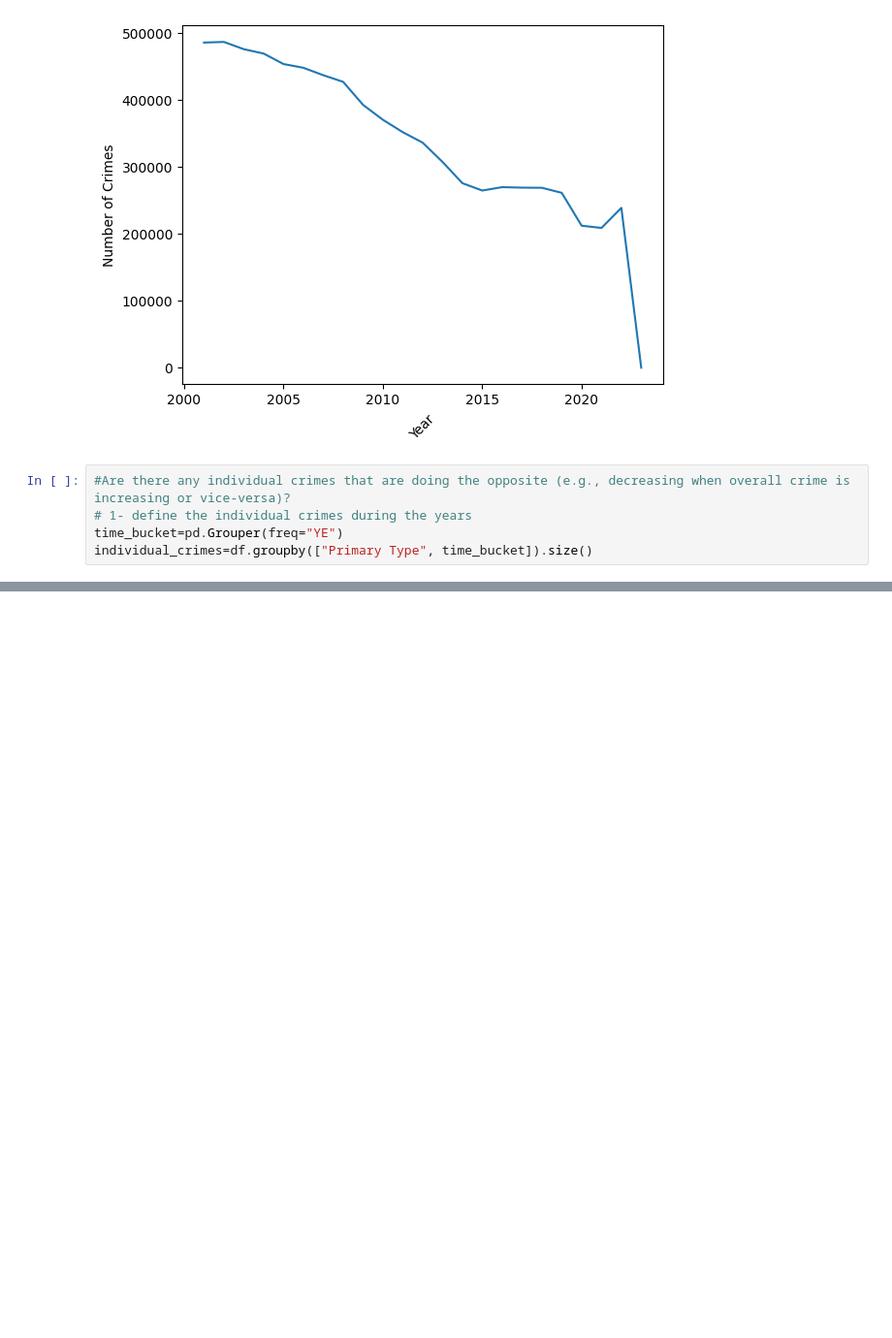
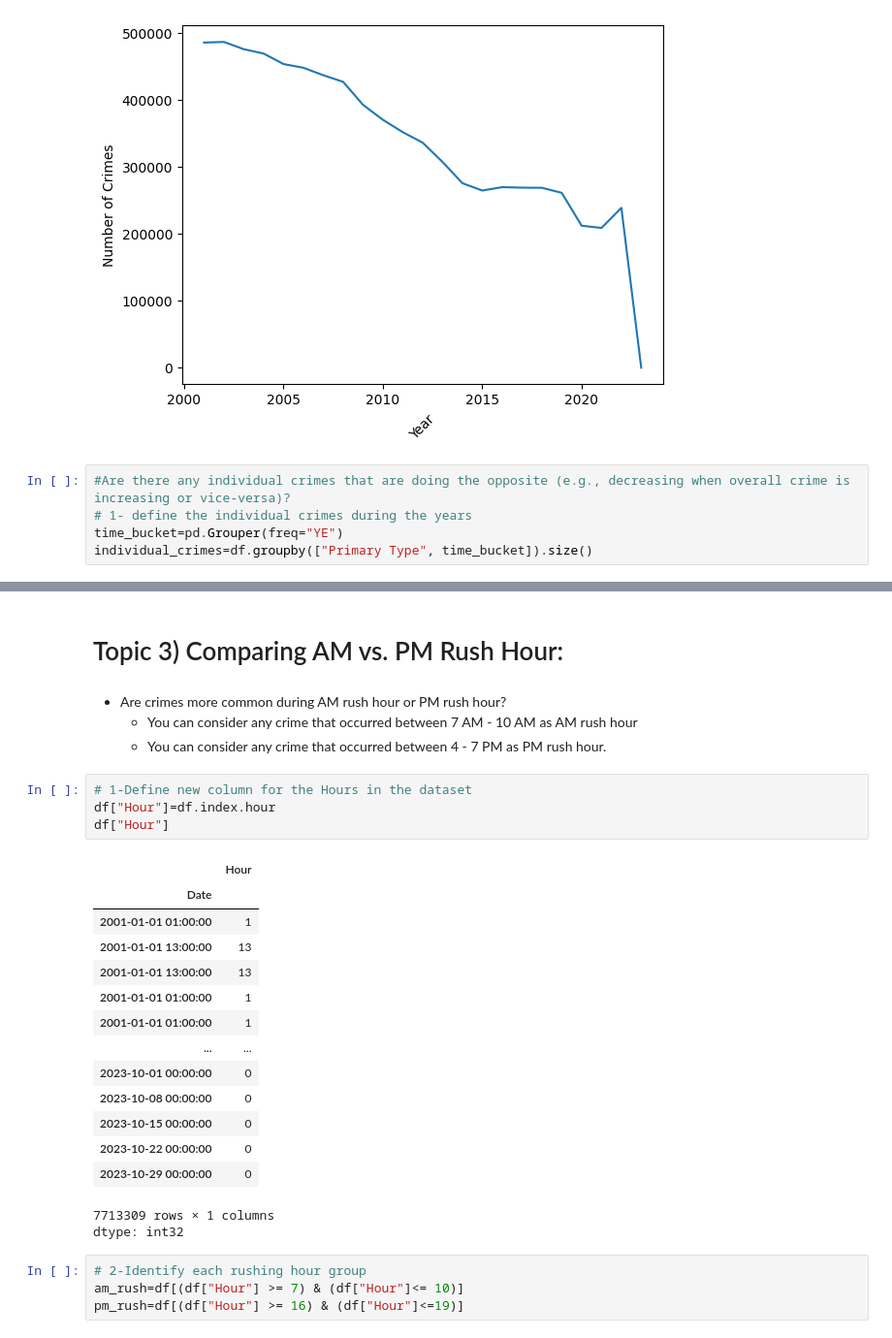
Before and after one commit to Hibashanti/Time-Series-Analysis, a Jupyter notebook: Chicago_Crimes_Core.ipynb, the cells around one changed output, grey strips where cells are left out. Shown at 97% size. Cells and saved outputs as stored; diff of their text form; blank space fills up the shorter version.

```diff
--- a/Chicago_Crimes_Core.ipynb
+++ b/Chicago_Crimes_Core.ipynb
@@ -163,3 +163,33 @@ individual_trend.set_ylabel("Trend")
 plt.legend(bbox_to_anchor=(1.05,1),loc="upper left");
 # %% [output]
 [figure]
+# %% [markdown]
+# Topic 3) Comparing AM vs. PM Rush Hour:
+# %% [markdown]
+- Are crimes more common during AM rush hour or PM rush hour?
+  - You can consider any crime that occurred between 7 AM - 10 AM as AM rush hour
+  - You can consider any crime that occurred between 4 - 7 PM as PM rush hour.
+# %%
+# 1-Define new column for the Hours in the dataset
+df["Hour"]=df.index.hour
+df["Hour"]
+# %% [output]
+|  | Hour |
+| Date |  |
+| 2001-01-01 01:00:00 | 1 |
+| 2001-01-01 13:00:00 | 13 |
+| 2001-01-01 13:00:00 | 13 |
+| 2001-01-01 01:00:00 | 1 |
+| 2001-01-01 01:00:00 | 1 |
+| ... | ... |
+| 2023-10-01 00:00:00 | 0 |
+| 2023-10-08 00:00:00 | 0 |
+| 2023-10-15 00:00:00 | 0 |
+| 2023-10-22 00:00:00 | 0 |
+| 2023-10-29 00:00:00 | 0 |
+7713309 rows × 1 columns
+dtype: int32
+# %%
+# 2-Identify each rushing hour group
+am_rush=df[(df["Hour"] >= 7) & (df["Hour"]<= 10)]
+pm_rush=df[(df["Hour"] >= 16) & (df["Hour"]<=19)]
```
Also changed, not shown: parts of 12 cells of this notebook.
